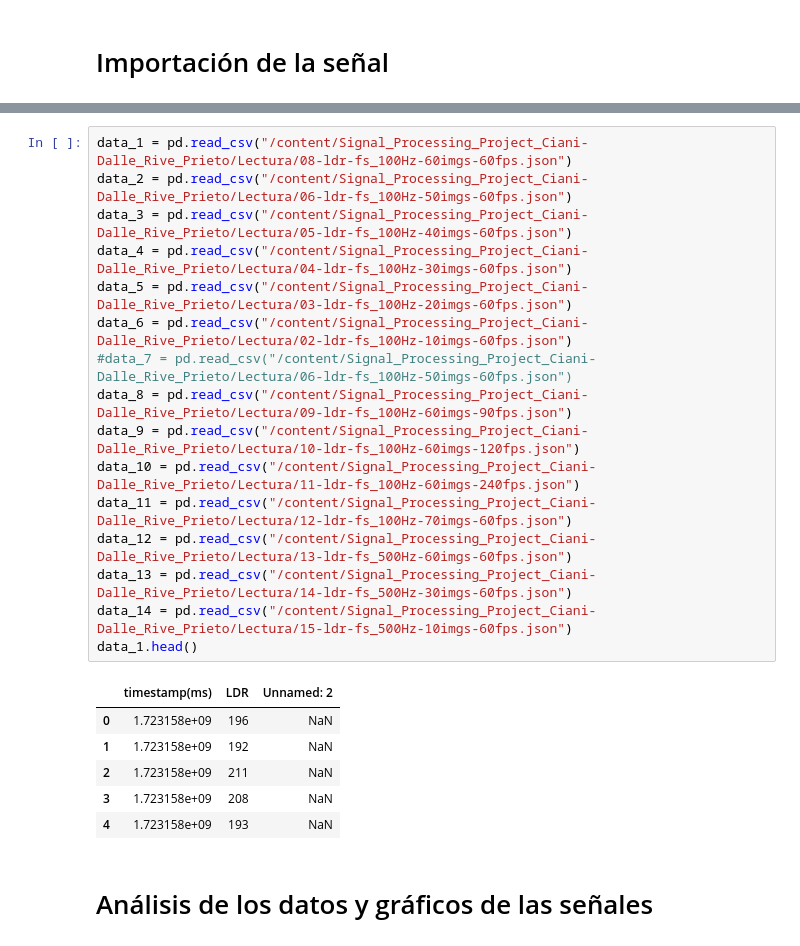
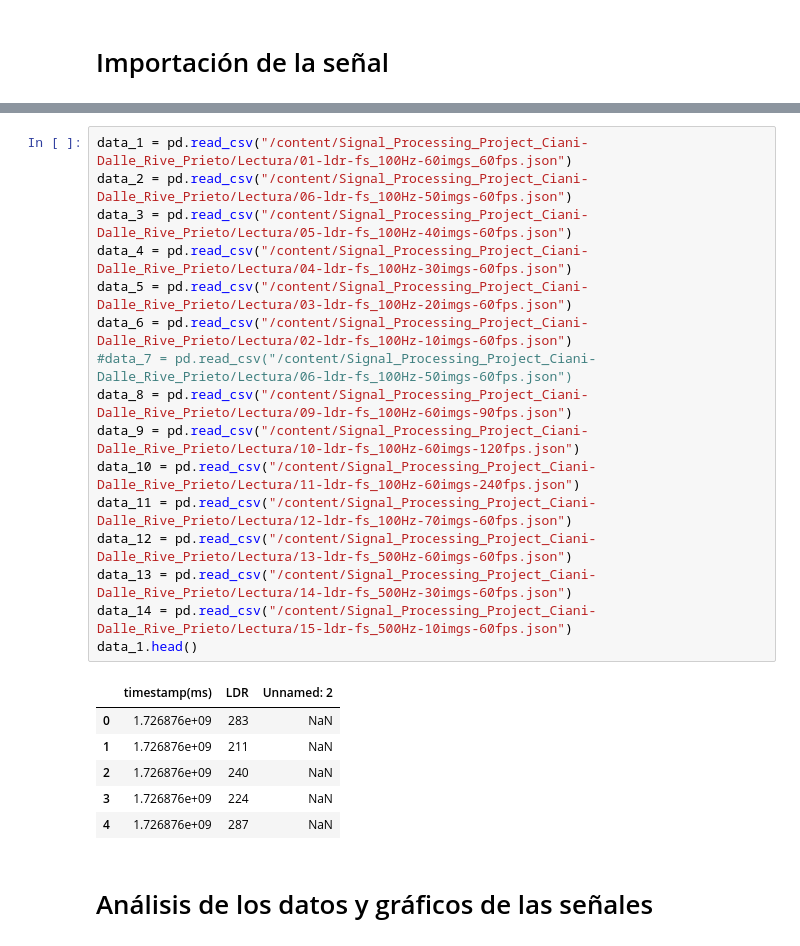
Before and after one commit to alex20022000/Signal_Processing_Project_Ciani-Dalle_Rive_Prieto, a Jupyter notebook: 01_Signal_Processing_Ciani+Dalle_Rive_Prieto.ipynb, the cells around one changed output, grey strips where cells are left out. Saved outputs shown, nothing was run; the diff lists cells and outputs as text.

```diff
--- a/01_Signal_Processing_Ciani+Dalle_Rive_Prieto.ipynb
+++ b/01_Signal_Processing_Ciani+Dalle_Rive_Prieto.ipynb
@@ -230,26 +232,26 @@ Resolving deltas: 100% (59/59), done.
 # %%
-data_1 = pd.read_csv("/content/Signal_Processing_Project_Ciani-Dalle_Rive_Prieto/Lectura/08-ldr-fs_100Hz-60imgs-60fps.json")
+data_1 = pd.read_csv("/content/Signal_Processing_Project_Ciani-Dalle_Rive_Prieto/Lectura/01-ldr-fs_100Hz-60imgs_60fps.json")
 data_2 = pd.read_csv("/content/Signal_Processing_Project_Ciani-Dalle_Rive_Prieto/Lectura/06-ldr-fs_100Hz-50imgs-60fps.json")
 data_3 = pd.read_csv("/content/Signal_Processing_Project_Ciani-Dalle_Rive_Prieto/Lectura/05-ldr-fs_100Hz-40imgs-60fps.json")
 data_4 = pd.read_csv("/content/Signal_Processing_Project_Ciani-Dalle_Rive_Prieto/Lectura/04-ldr-fs_100Hz-30imgs-60fps.json")
 data_5 = pd.read_csv("/content/Signal_Processing_Project_Ciani-Dalle_Rive_Prieto/Lectura/03-ldr-fs_100Hz-20imgs-60fps.json")
 data_6 = pd.read_csv("/content/Signal_Processing_Project_Ciani-Dalle_Rive_Prieto/Lectura/02-ldr-fs_100Hz-10imgs-60fps.json")
 #data_7 = pd.read_csv("/content/Signal_Processing_Project_Ciani-Dalle_Rive_Prieto/Lectura/06-ldr-fs_100Hz-50imgs-60fps.json")
 data_8 = pd.read_csv("/content/Signal_Processing_Project_Ciani-Dalle_Rive_Prieto/Lectura/09-ldr-fs_100Hz-60imgs-90fps.json")
 data_9 = pd.read_csv("/content/Signal_Processing_Project_Ciani-Dalle_Rive_Prieto/Lectura/10-ldr-fs_100Hz-60imgs-120fps.json")
 data_10 = pd.read_csv("/content/Signal_Processing_Project_Ciani-Dalle_Rive_Prieto/Lectura/11-ldr-fs_100Hz-60imgs-240fps.json")
 data_11 = pd.read_csv("/content/Signal_Processing_Project_Ciani-Dalle_Rive_Prieto/Lectura/12-ldr-fs_100Hz-70imgs-60fps.json")
 data_12 = pd.read_csv("/content/Signal_Processing_Project_Ciani-Dalle_Rive_Prieto/Lectura/13-ldr-fs_500Hz-60imgs-60fps.json")
 data_13 = pd.read_csv("/content/Signal_Processing_Project_Ciani-Dalle_Rive_Prieto/Lectura/14-ldr-fs_500Hz-30imgs-60fps.json")
 data_14 = pd.read_csv("/content/Signal_Processing_Project_Ciani-Dalle_Rive_Prieto/Lectura/15-ldr-fs_500Hz-10imgs-60fps.json")
 data_1.head()
 # %% [output]
 |  | timestamp(ms) | LDR | Unnamed: 2 |
-| 0 | 1.723158e+09 | 196 | NaN |
-| 1 | 1.723158e+09 | 192 | NaN |
-| 2 | 1.723158e+09 | 211 | NaN |
-| 3 | 1.723158e+09 | 208 | NaN |
-| 4 | 1.723158e+09 | 193 | NaN |
+| 0 | 1.726876e+09 | 283 | NaN |
+| 1 | 1.726876e+09 | 211 | NaN |
+| 2 | 1.726876e+09 | 240 | NaN |
+| 3 | 1.726876e+09 | 224 | NaN |
+| 4 | 1.726876e+09 | 287 | NaN |
 # %% [markdown]
 # Análisis de los datos y gráficos de las señales
 # %% [markdown]
```
Also changed, not shown: parts of 22 cells of this notebook.
